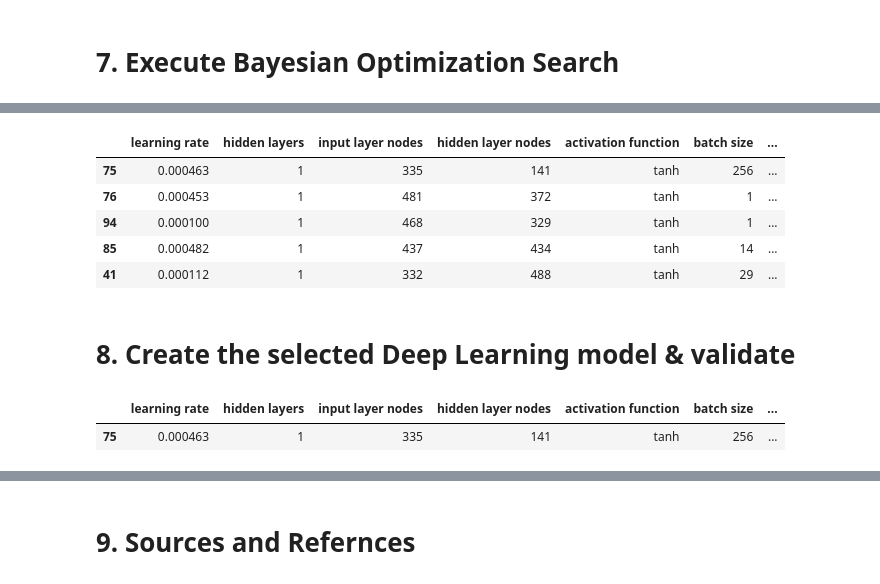
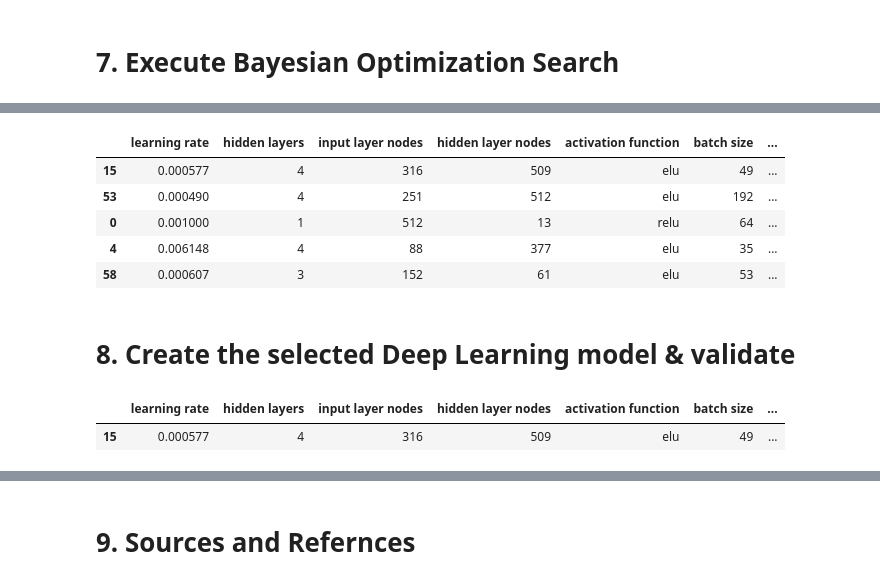
Before and after one commit to aliagowani/Deep_Learning_Customer_Classification, a Jupyter notebook: DeepLearningCustomerClassification.ipynb, the cells around one changed output, grey strips where cells are left out. Saved outputs shown, nothing was run; the diff lists cells and outputs as text; code cells hidden in the pictures.

```diff
--- a/DeepLearningCustomerClassification.ipynb
+++ b/DeepLearningCustomerClassification.ipynb
@@ -218,7 +242,7 @@ Current dataset shape after dropping Customer_ID and BecameCust: (713, 28)
 # create a split of 95% (Train) and 5% (Test). The Test set will actually be our unseen holdout
 # set for us to do our final validation.
 
-dl_cust_class = setup(data=data2, target='StillCustomer', session_id=786, transformation=True, normalize=False, train_size=0.95, numeric_features=('Accident/Health_(P)_Duration', 'Accident/Health_(P)_Amount', 'Builders_Risk_(P)_Duration', 'Builders_Risk_(P)_Amount', 'Dwelling_Fire_Duration', 'Dwelling_Fire_Amount', 'Earthquake_(P)_Duration', 'Earthquake_(P)_Amount', 'Flood_Duration', 'Flood_Amount', 'Homeowners_Duration', 'Homeowners_Amount', 'Life_(P)_Duration', 'Life_(P)_Amount', 'Motorcycle_Duration', 'Motorcycle_Amount', 'Private_Passenger_Auto_Duration', 'Private_Passenger_Auto_Amount', 'Umbrella_(P)_Duration', 'Umbrella_(P)_Amount'), remove_outliers=False, outliers_threshold=0.05, remove_multicollinearity=False, multicollinearity_threshold=0.9, feature_selection=False, bin_numeric_features=['DurationAsCust'], feature_interaction=False, silent=True)
+dl_cust_class = setup(data=dataset, target='StillCustomer', session_id=786, transformation=True, normalize=False, train_size=0.95, numeric_features=('Accident/Health_(P)_Duration', 'Accident/Health_(P)_Amount', 'Builders_Risk_(P)_Duration', 'Builders_Risk_(P)_Amount', 'Dwelling_Fire_Duration', 'Dwelling_Fire_Amount', 'Earthquake_(P)_Duration', 'Earthquake_(P)_Amount', 'Flood_Duration', 'Flood_Amount', 'Homeowners_Duration', 'Homeowners_Amount', 'Life_(P)_Duration', 'Life_(P)_Amount', 'Motorcycle_Duration', 'Motorcycle_Amount', 'Private_Passenger_Auto_Duration', 'Private_Passenger_Auto_Amount', 'Umbrella_(P)_Duration', 'Umbrella_(P)_Amount'), remove_outliers=False, outliers_threshold=0.05, remove_multicollinearity=False, multicollinearity_threshold=0.9, feature_selection=False, bin_numeric_features=['DurationAsCust'], feature_interaction=False, silent=True, ignore_features=['Customer_ID', 'BecameCust'])
 # %% [output]
 Setup Succesfully Completed!
 |  | Description | Value |
@@ -494,13 +518,10 @@ tensorflow.compat.v1.get_default_graph()
 tensorflow.compat.v1.reset_default_graph()
 tensorflow.keras.backend.clear_session()
 # %%
-%%capture # Remove this line to see the output of each n_call, duration and accuracy.
-
 # Execute the Bayesian optimization using Gaussian Processes.
-
 gp_result = gp_minimize(func=fitness,
                             dimensions = dimensions,
-                            n_calls = 11,
+                            n_calls = 75,
                             #noise = 'guassian',
                             n_jobs = -1,
                             kappa = 2.96,
@@ -560,14 +581,14 @@ df_gp_result['time (seconds)'] = round(time_list,2)
 df_gp_result_saved = df_gp_result.sort_values(by='accuracy', ascending=False)
 # %%
 # Display the top 5 most accurate models
-df_gp_result_saved.head()
+df_gp_result_saved.head(5)
 # %% [output]
 |  | learning rate | hidden layers | input layer nodes | hidden layer nodes | activation function | batch size | ... |
-| 75 | 0.000463 | 1 | 335 | 141 | tanh | 256 | ... |
-| 76 | 0.000453 | 1 | 481 | 372 | tanh | 1 | ... |
-| 94 | 0.000100 | 1 | 468 | 329 | tanh | 1 | ... |
-| 85 | 0.000482 | 1 | 437 | 434 | tanh | 14 | ... |
-| 41 | 0.000112 | 1 | 332 | 488 | tanh | 29 | ... |
+| 15 | 0.000577 | 4 | 316 | 509 | elu | 49 | ... |
+| 53 | 0.000490 | 4 | 251 | 512 | elu | 192 | ... |
+| 0 | 0.001000 | 1 | 512 | 13 | relu | 64 | ... |
+| 4 | 0.006148 | 4 | 88 | 377 | elu | 35 | ... |
+| 58 | 0.000607 | 3 | 152 | 61 | elu | 53 | ... |
 # %%
 # Save and read data into a CSV file for future reference.
 # df_gp_result_saved.to_csv('df_gp_result_saved.csv', index=True, index_label='index', header=True)
@@ -578,11 +599,11 @@ df_gp_result_saved.head()
 # 8. Create the selected Deep Learning model & validate
 # %%
 # Identify the best model (index number) that meets our criteria and input the index number from df_gp_result_saved.
-gp_model_parameters = gp_result.x_iters[75]
-df_gp_result_saved.loc[[75]]
+gp_model_parameters = gp_result.x_iters[15]
+df_gp_result_saved.loc[[15]]
 # %% [output]
 |  | learning rate | hidden layers | input layer nodes | hidden layer nodes | activation function | batch size | ... |
-| 75 | 0.000463 | 1 | 335 | 141 | tanh | 256 | ... |
+| 15 | 0.000577 | 4 | 316 | 509 | elu | 49 | ... |
 # %%
 # Clear the Keras session to ensure it does not add the model to the same tensorflow graphy.
 K.clear_session()
```
Also changed, not shown: parts of 17 cells of this notebook, 4 other files.
